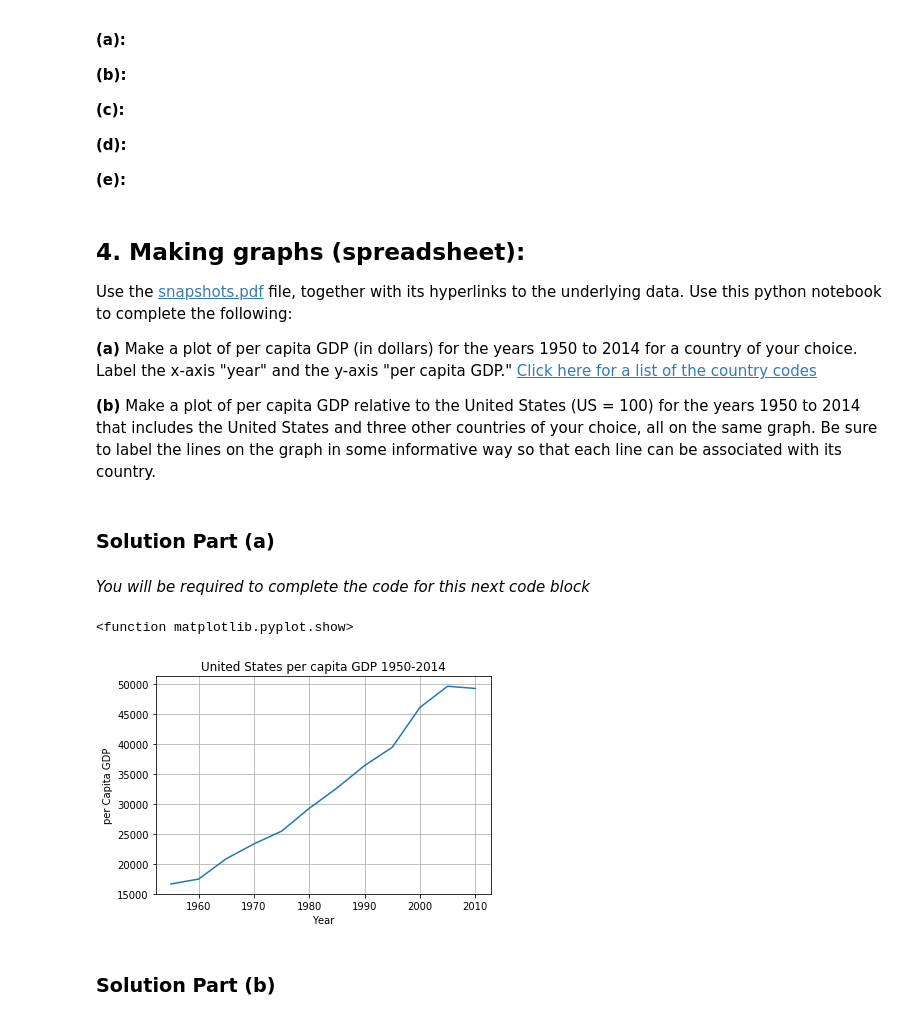
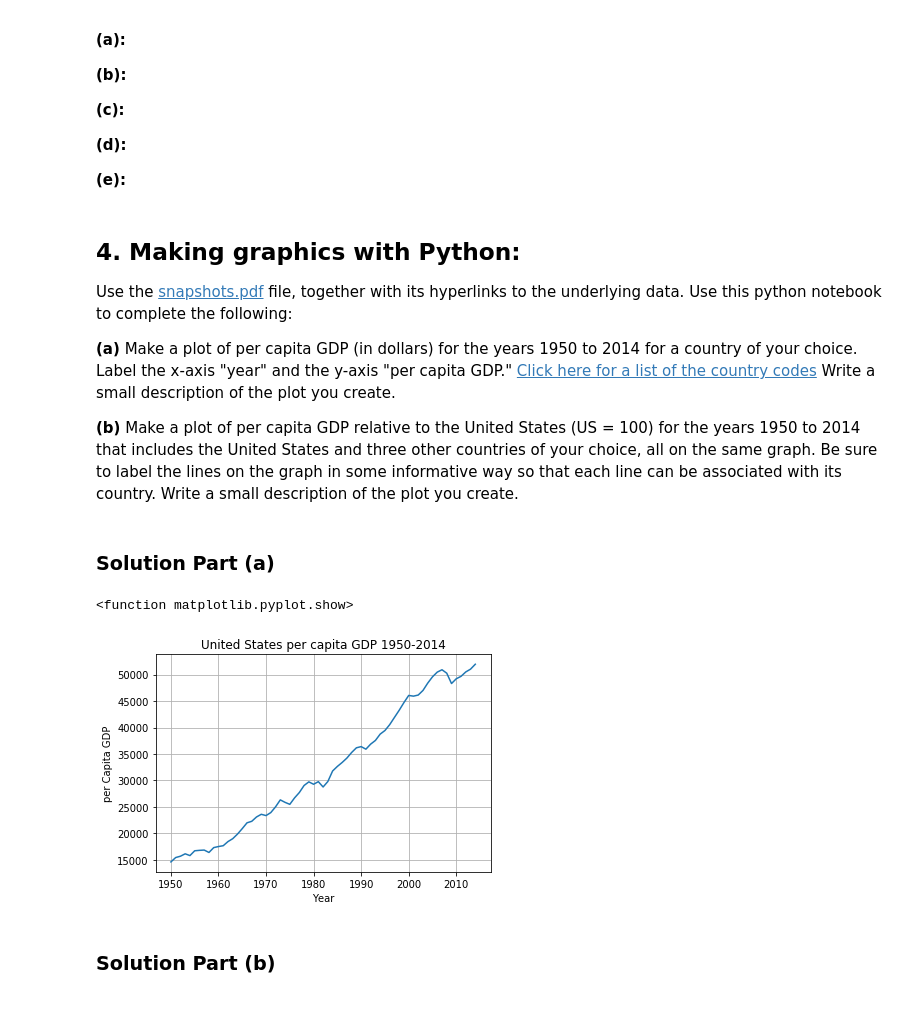
Before and after one commit to dylanjm/econ_381_development, a Jupyter notebook: python_code/chapter_01.ipynb, the cells around one changed output. Saved outputs shown, nothing was run; the diff lists cells and outputs as text; code cells hidden in the pictures.

```diff
--- a/python_code/chapter_01.ipynb
+++ b/python_code/chapter_01.ipynb
@@ -22,13 +22,13 @@ __(d):__
 
 __(e):__
 # %% [markdown]
-## 4. Making graphs (spreadsheet):
+## 4. Making graphics with Python:
 
 Use the [snapshots.pdf](http://web.stanford.edu/~chadj/snapshots.pdf) file, together with its hyperlinks to the underlying data. Use this python notebook to complete the following:
 
-__(a)__ Make a plot of per capita GDP (in dollars) for the years 1950 to 2014 for a country of your choice. Label the x-axis "year" and the y-axis "per capita GDP." [Click here for a list of the country codes](http://web.stanford.edu/~chadj/countrycodes6.3)
+__(a)__ Make a plot of per capita GDP (in dollars) for the years 1950 to 2014 for a country of your choice. Label the x-axis "year" and the y-axis "per capita GDP." [Click here for a list of the country codes](http://web.stanford.edu/~chadj/countrycodes6.3) Write a small description of the plot you create.
 
-__(b)__ Make a plot of per capita GDP relative to the United States (US = 100) for the years 1950 to 2014 that includes the United States and three other countries of your choice, all on the same graph. Be sure to label the lines on the graph in some informative way so that each line can be associated with its country.
+__(b)__ Make a plot of per capita GDP relative to the United States (US = 100) for the years 1950 to 2014 that includes the United States and three other countries of your choice, all on the same graph. Be sure to label the lines on the graph in some informative way so that each line can be associated with its country. Write a small description of the plot you create.
 # %% [markdown]
 ### Solution Part (a)
 # %%
@@ -38,29 +38,22 @@ country_code = 'USA'
 
 # Read in the data
 # *DO NOT CHANGE THIS CODE*
-percap_gdp = (pd.read_excel('http://www.stanford.edu/~chadj/snapshots/' +
-                           country_code +
-                           '.xls',
-                     sheet_name='Sheet1',
-                     skiprows=9)
-              .dropna()
-              .rename(columns = str.strip))
+percap_gdp = (pd.read_csv('https://raw.githubusercontent.com/dylanjm/econ_381_development/master/data/final_gdp_data.csv')
+              .query('country in @country_code'))
-# %% [markdown]
-_You will be required to complete the code for this next code block_
 # %%
 # Now let's create the plot
 # Figure out how to create the plot and put the code here
 # Make sure you label everything correctly:
 fig, ax = plt.subplots()
-ax.plot(percap_gdp['Year'], percap_gdp['Y/Pop'])
+ax.plot(percap_gdp['year'], percap_gdp['y_pop'])
 
 ax.set(xlabel='Year', ylabel='per Capita GDP',
        title='United States per capita GDP 1950-2014')
 ax.grid()
 plt.show
 # %% [output]
 <function matplotlib.pyplot.show>
-[figure, old version]
+[figure, new version]
 # %% [markdown]
 ### Solution Part (b)
 # %%
```
Also changed, not shown: parts of 3 cells of this notebook, 15 other files.
